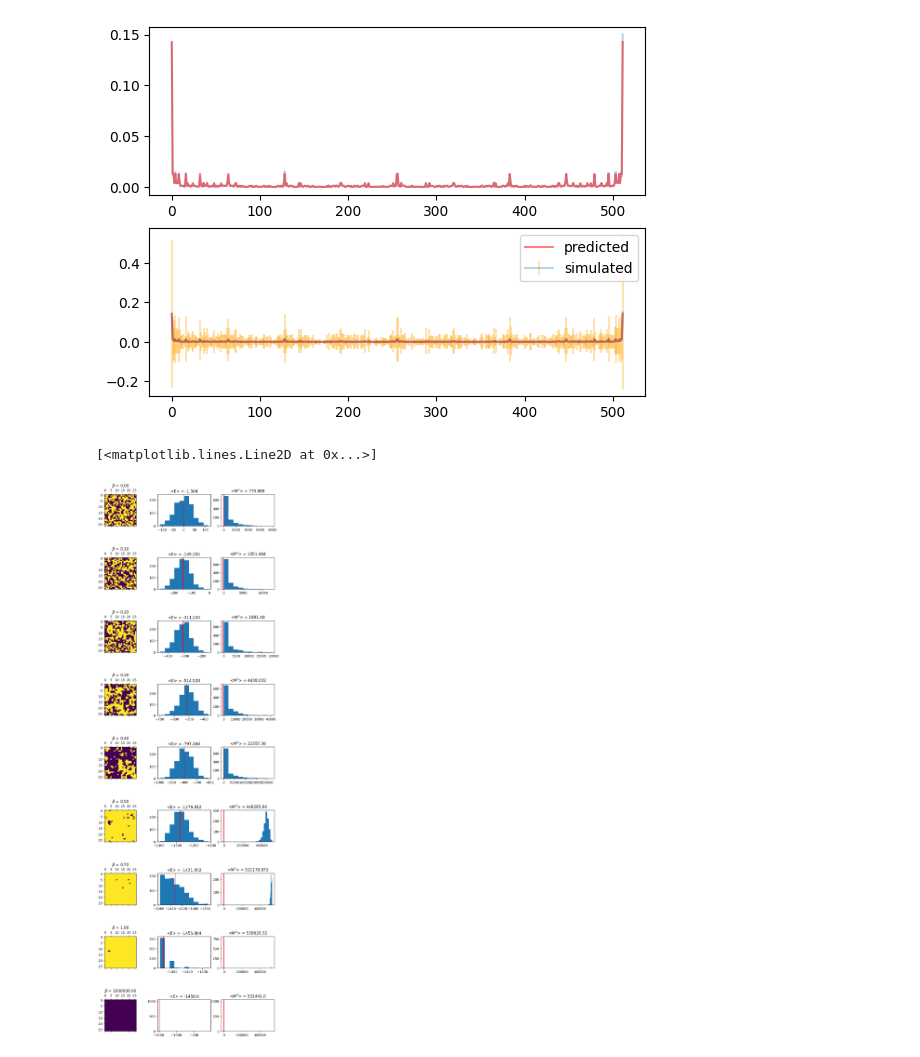
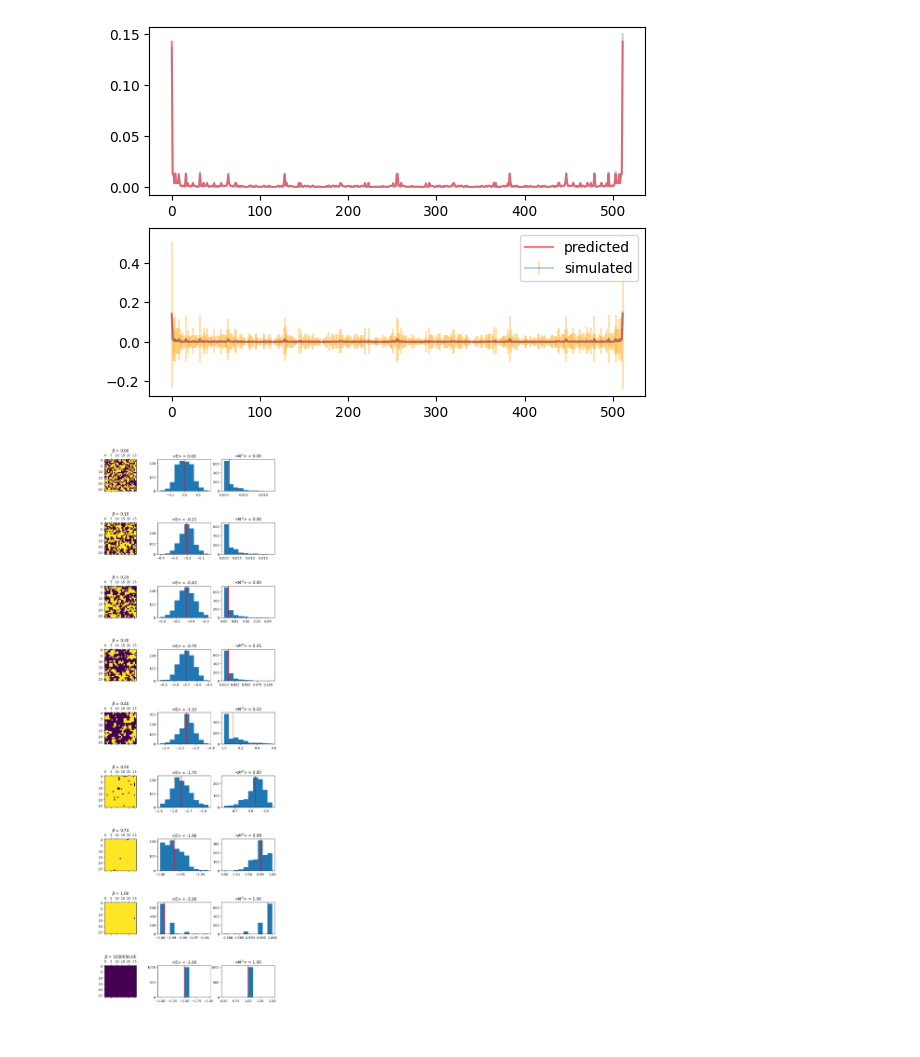
Before and after one commit to Goldartfrog/ComputationalPhysics, a Jupyter notebook: CompPhys/Project 2/ising.ipynb, the cells around one changed output. Drawn from its saved outputs; the diff is of its cells as text; code cells hidden in the pictures.

```diff
--- a/CompPhys/Project 2/ising.ipynb
+++ b/CompPhys/Project 2/ising.ipynb
@@ -232,31 +241,30 @@ plt.show()
 # %%
 
 fig = plt.figure(figsize=(10, 30))
 gs = fig.add_gridspec(9, 3, hspace=1)
 axs = gs.subplots()
 Betas = [0, 0.1, 0.2, 0.3, 0.4, 0.5, 0.7, 1, 1000000]
 # Ts = [0.00001, 1, 1/0.8, 1/0.6, 1/0.4, 1/0.3, 1/0.2, 1/0.1, 1/0.00001]
 for j in range(9):
     Mag2 = CreateMagnet(27)
     store = MeasureThing(Mag2, [totalEnergy, MeasureM2], 1000, Betas[j])
-    E = np.array([i[0] for i in store])
-    M2 = np.array([i[1] for i in store])
+    E = np.array([i[0] for i in store]) / 27**2
+    M2 = np.array([i[1] for i in store]) / 27**4
     hE = np.histogram(E)
     hM2 = np.histogram(M2)
     axs[j, 0].matshow(Mag2)
     axs[j, 0].set_title(r"$\beta$" + f" = {Betas[j]:.2f}")
     axs[j, 1].hist(E)
     axs[j, 1].axvline(E.mean(), color="red")
-    axs[j, 1].set_title(f"<E> = {E.mean()}")
+    axs[j, 1].set_title(f"<E> = {E.mean():.2f}")
     axs[j, 2].hist(M2)
-    axs[j, 2].axvline(E.mean(), color="red")
-    axs[j, 2].set_title(r"<$M^2$>" + f" = {M2.mean()}")
+    axs[j, 2].axvline(M2.mean(), color="red")
+    axs[j, 2].set_title(r"<$M^2$>" + f" = {M2.mean():.2f}")
 
 # x = np.arange(-100, 100, 200)
 # axs[8, 1].plot(x, np.exp(-x**2), color="green")
 # %% [output]
-[<matplotlib.lines.Line2D at 0x...>]
-[figure, old version]
+[figure, new version]
 # %%
 fig = plt.figure(figsize=(10, 7))
 gs = fig.add_gridspec(2, 3, hspace=1)
```
Also changed, not shown: parts of 21 cells of this notebook, 1 other file.
